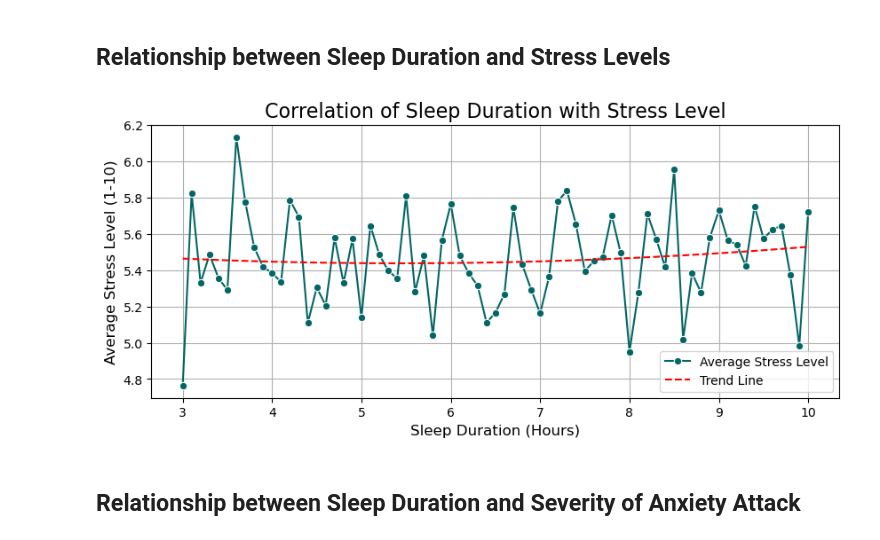
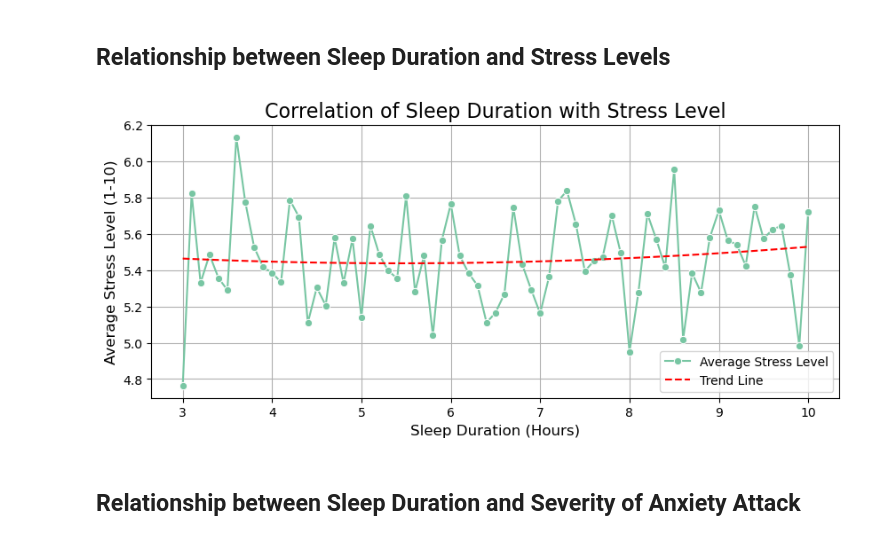
Before and after one commit to jonc1412/EDA-projects, a Jupyter notebook: anxiety-attack/anxiety_attack_analysis.ipynb, the cells around one changed output. Cells and saved outputs as stored; diff of their text form; code cells hidden in the pictures.

```diff
--- a/anxiety-attack/anxiety_attack_analysis.ipynb
+++ b/anxiety-attack/anxiety_attack_analysis.ipynb
@@ -126,22 +126,22 @@ plt.show()
 # %%
 sleep_relationship = df.groupby('Sleep Hours')[['Stress Level (1-10)', 'Severity of Anxiety Attack (1-10)']].mean().reset_index()
 
 x_stress = sleep_relationship['Sleep Hours']
 y_stress = sleep_relationship['Stress Level (1-10)']
 
 trend_stress = np.poly1d(np.polyfit(x_stress, y_stress, 2))
 
 plt.figure(figsize=(10, 4))
-sns.lineplot(data=sleep_relationship, x='Sleep Hours', y='Stress Level (1-10)', label='Average Stress Level', marker='o', color=colors[9])
+sns.lineplot(data=sleep_relationship, x='Sleep Hours', y='Stress Level (1-10)', label='Average Stress Level', marker='o', color=colors[2])
 plt.plot(x_stress, trend_stress(x_stress), label='Trend Line', linestyle='--', color='red')
 plt.title('Correlation of Sleep Duration with Stress Level', fontsize=16)
 plt.xlabel('Sleep Duration (Hours)', fontsize=12)
 plt.ylabel('Average Stress Level (1-10)', fontsize=12)
 plt.legend()
 plt.grid(True)
 plt.show()
 # %% [output]
-[figure, old version]
+[figure, new version]
 # %% [markdown]
 ## Relationship between Sleep Duration and Severity of Anxiety Attack
 # %%
```
Also changed, not shown: parts of 3 cells of this notebook.
